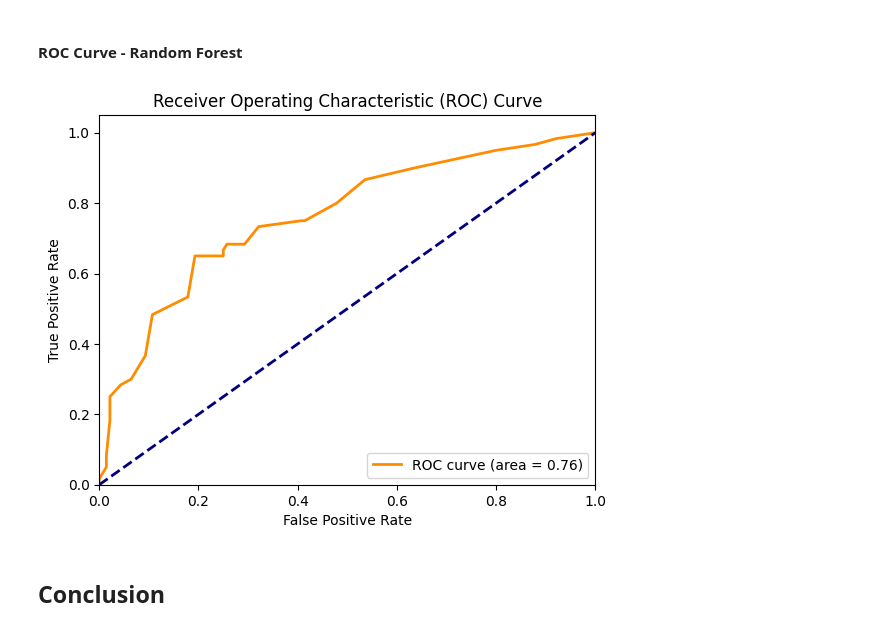
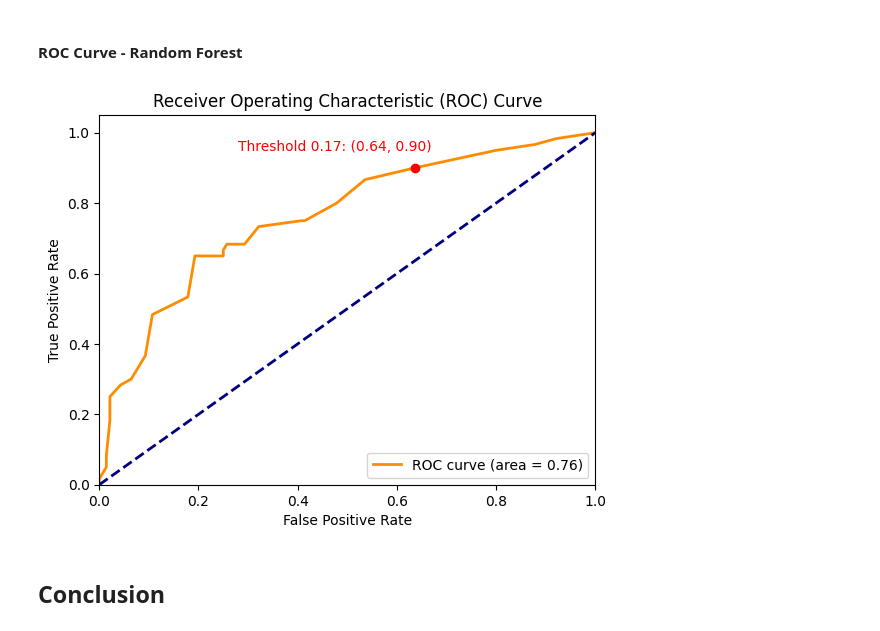
Before and after one commit to LucasVon0645/DSI-Project---Credit-Risk-Prediction, a Jupyter notebook: project.ipynb, the cells around one changed output. Cells and saved outputs as stored; diff of their text form; code cells hidden in the pictures.

```diff
--- a/project.ipynb
+++ b/project.ipynb
@@ -858,0 +899,9 @@ Best threshold for Cost Matrix:  0.1672727272727273
+# %%
+best_threshold = model_rf_threshold_cv.best_threshold_
+
+print("Best threshold according to Cost Matrix: ", model_rf_threshold_cv.best_threshold_)
+
+best_index_threshold_cv = list(model_rf_threshold_cv.cv_results_["thresholds"]).index(best_threshold)
+mean_score_cv = model_rf_threshold_cv.cv_results_["scores"][best_index_threshold_cv]
+
+print("Mean Score in Validation: {}".format(-mean_score_cv))
@@ -914,25 +966,30 @@ Cost Metric:  115
 # %%
 from sklearn.metrics import roc_curve, roc_auc_score
 
 # Probabilities of test samples to belong to class "Bad Payers = High Risk". This is equal for both models
 y_probs = model_rf_threshold_cv.predict_proba(X_test)[:, 1]
 
 fpr, tpr, thresholds = roc_curve(y_test, y_probs)
+roc_auc = roc_auc_score(y_test, y_probs)
 
-roc_auc = roc_auc_score(y_test, y_probs)
+closest_index_best_threshold = min(range(len(thresholds)), key=lambda i: abs(thresholds[i] - best_threshold))
+optimal_fpr = fpr[closest_index_best_threshold]
+optimal_tpr = tpr[closest_index_best_threshold]
 
 plt.figure()
 plt.plot(fpr, tpr, color='darkorange', lw=2, label=f'ROC curve (area = {roc_auc:.2f})')
 plt.plot([0, 1], [0, 1], color='navy', lw=2, linestyle='--')
+plt.plot(optimal_fpr, optimal_tpr, "ro")
+plt.annotate('Threshold {:.2f}: ({:.2f}, {:.2f})'.format(best_threshold, optimal_fpr, optimal_tpr), (optimal_fpr, optimal_tpr), color="r",textcoords="offset points", xytext=(12,12), ha='right')
 plt.xlim([0.0, 1.0])
 plt.ylim([0.0, 1.05])
 plt.xlabel('False Positive Rate')
 plt.ylabel('True Positive Rate')
 plt.title('Receiver Operating Characteristic (ROC) Curve')
 plt.legend(loc="lower right")
 plt.show()
 # %% [output]
-[figure, old version]
+[figure, new version]
 # %% [markdown]
 ## Conclusion
 # %% [markdown]
```
Also changed, not shown: parts of 12 cells of this notebook, 1 other file.
